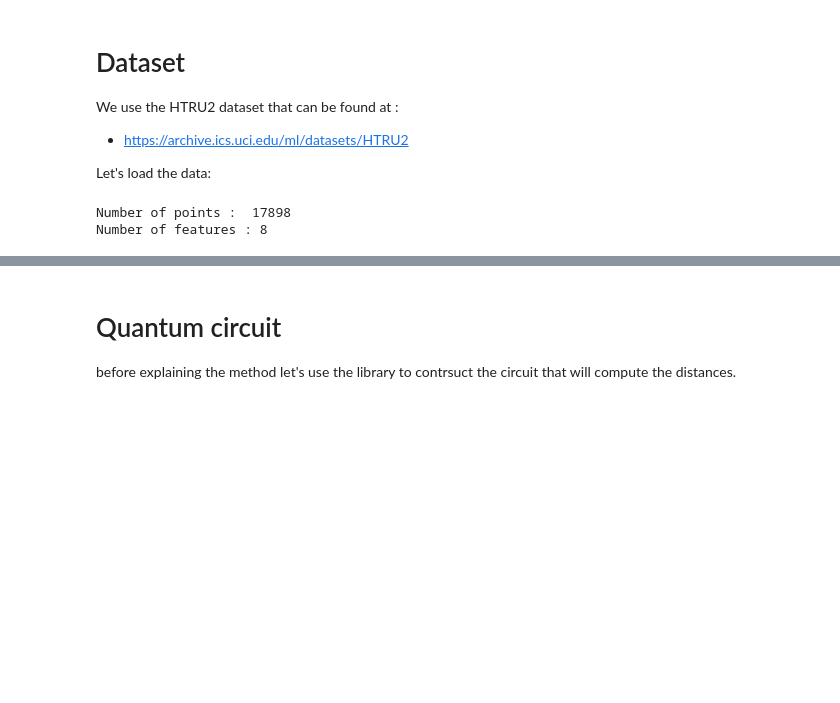
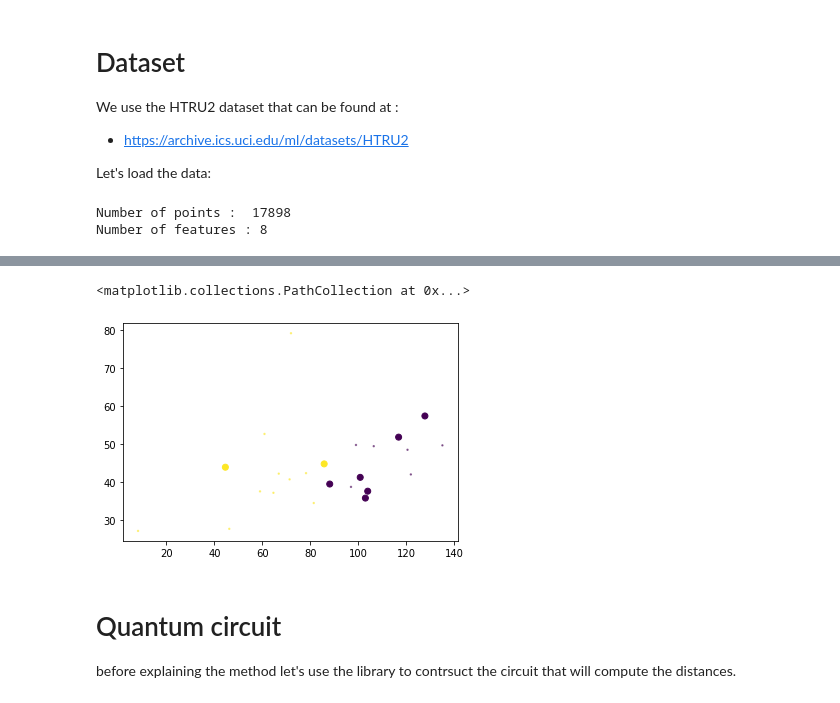
Before and after one commit to NLESC-quantum/quantum_comp, a Jupyter notebook: pulsar_search/ml/knn/qknn.ipynb, the cells around one changed output, grey strips where cells are left out. Saved outputs shown, nothing was run; the diff lists cells and outputs as text; code cells hidden in the pictures; blank space fills up the shorter version.

```diff
--- a/pulsar_search/ml/knn/qknn.ipynb
+++ b/pulsar_search/ml/knn/qknn.ipynb
@@ -58,3 +68,18 @@ plt.scatter(X[:,0],X[:,1],c=dataset.labels[:nviz])
+# %%
+# further reduce the size
+ntrain, ntest = 16, 8
+train_dataset.features = train_dataset.features[:ntrain]
+test_dataset.features = test_dataset.features[:ntest]
+
+train_dataset.labels = train_dataset.labels[:ntrain]
+test_dataset.labels = test_dataset.labels[:ntest]
+
+# plot the dataset
+plt.scatter(train_dataset.features[:,0],train_dataset.features[:,1],c=train_dataset.labels,s=2,alpha=0.5)
+plt.scatter(test_dataset.features[:,0],test_dataset.features[:,1],c=test_dataset.labels)
+# %% [output]
+<matplotlib.collections.PathCollection at 0x...>
+[figure, added]
 # %% [markdown]
 # Quantum circuit
 
```
Also changed, not shown: parts of 9 cells of this notebook, 2 other files.
